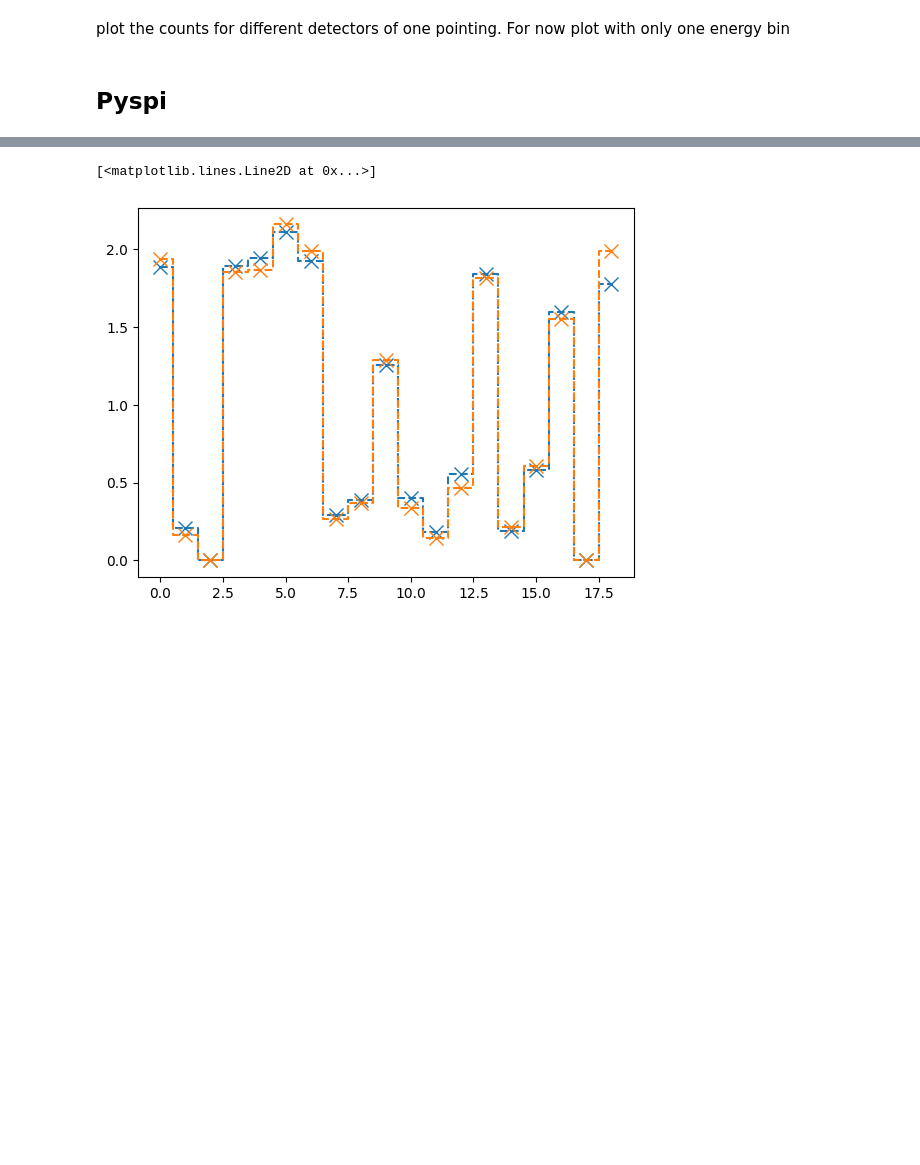
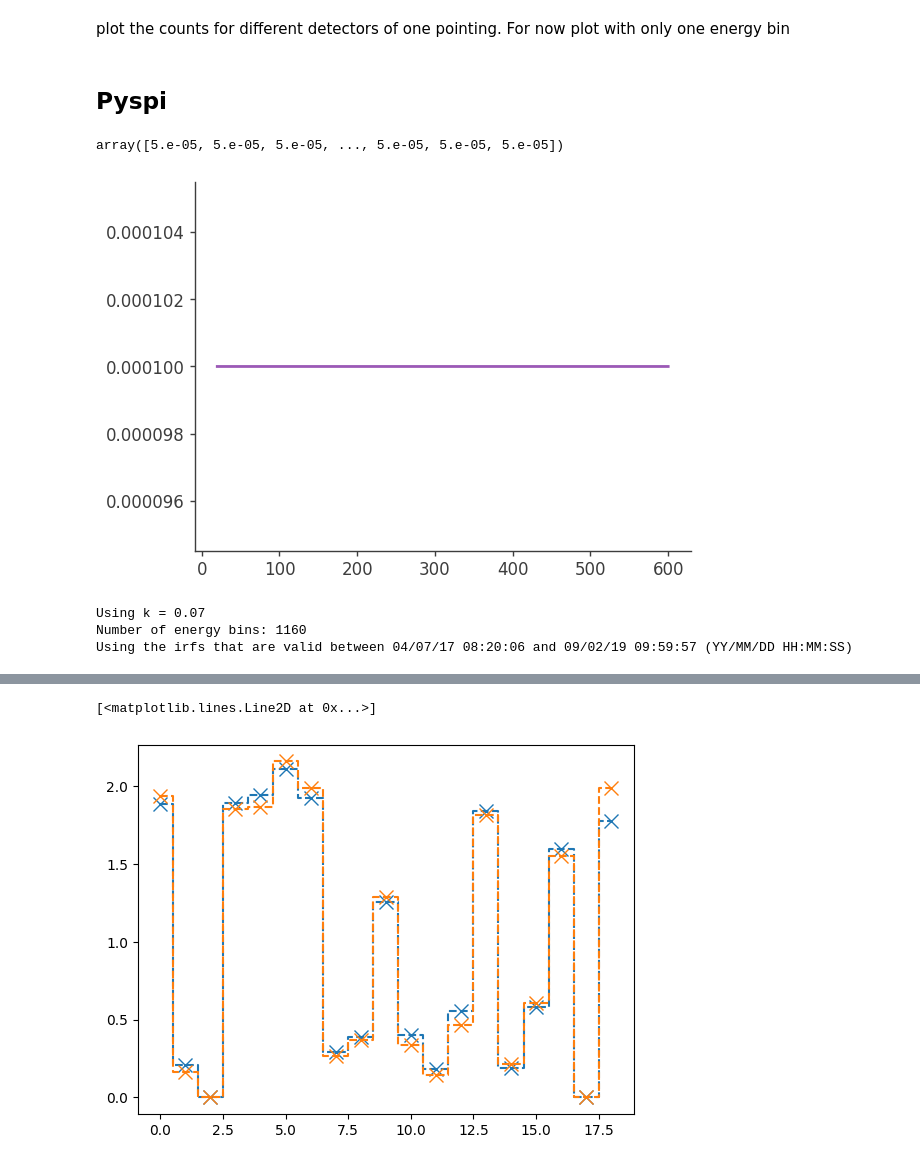
Before and after one commit to timmguthle/INTEGRAL-SPI, a Jupyter notebook: main_files/smf_simulations/compare_expected_counts.ipynb, the cells around one changed output, grey strips where cells are left out. Saved outputs shown, nothing was run; the diff lists cells and outputs as text; code cells hidden in the pictures; blank space fills up the shorter version.

```diff
--- a/main_files/smf_simulations/compare_expected_counts.ipynb
+++ b/main_files/smf_simulations/compare_expected_counts.ipynb
@@ -222,6 +201,25 @@ plt.step(energy_bins[1:], bkg_counts[85:85+19].sum(axis=0) / e_bounds_width, lab
 plot the counts for different detectors of one pointing. For now plot with only one energy bin
 # %% [markdown]
 ## Pyspi
+# %%
+const = Constant()
+ra, dec = 10, -40
+
+const.k = 1e-4
+component1 = SpectralComponent("const", shape=const)
+source = PointSource("Test", ra=ra, dec=dec, components=[component1])
+
+#emod = np.geomspace(18, 2000, 200)
+emod = np.arange(20, 600.5, 0.5)
+spec = source(emod)
+spec_binned = powerlaw_binned_spectrum(emod, spec)
+
+
+plt.plot(emod, spec, label="const")
+spec_binned
+# %% [output]
+array([5.e-05, 5.e-05, 5.e-05, ..., 5.e-05, 5.e-05, 5.e-05])
+[figure, added]
 # %%
 # defining the source
 K = 7e-2
@@ -315,4 +329,8 @@ def create_counts(orig_data_path, K=7e-2):
 
     return source_counts, total_counts, np_source_counts, energy_bins, time_elapsed, resp_mat
 # %%
-# source_counts, total_counts, np_source_counts, energy_bins, time_elapsed, resp_mat = create_counts(orig_data_path_41)
+source_counts, total_counts, np_source_counts, energy_bins, time_elapsed, resp_mat = create_counts(orig_data_path_1160, spectrum="const")
+# %% [output]
+Using k = 0.07
+Number of energy bins: 1160
+Using the irfs that are valid between 04/07/17 08:20:06 and 09/02/19 09:59:57 (YY/MM/DD HH:MM:SS)
```
Also changed, not shown: parts of 4 cells of this notebook, 16 other files.
